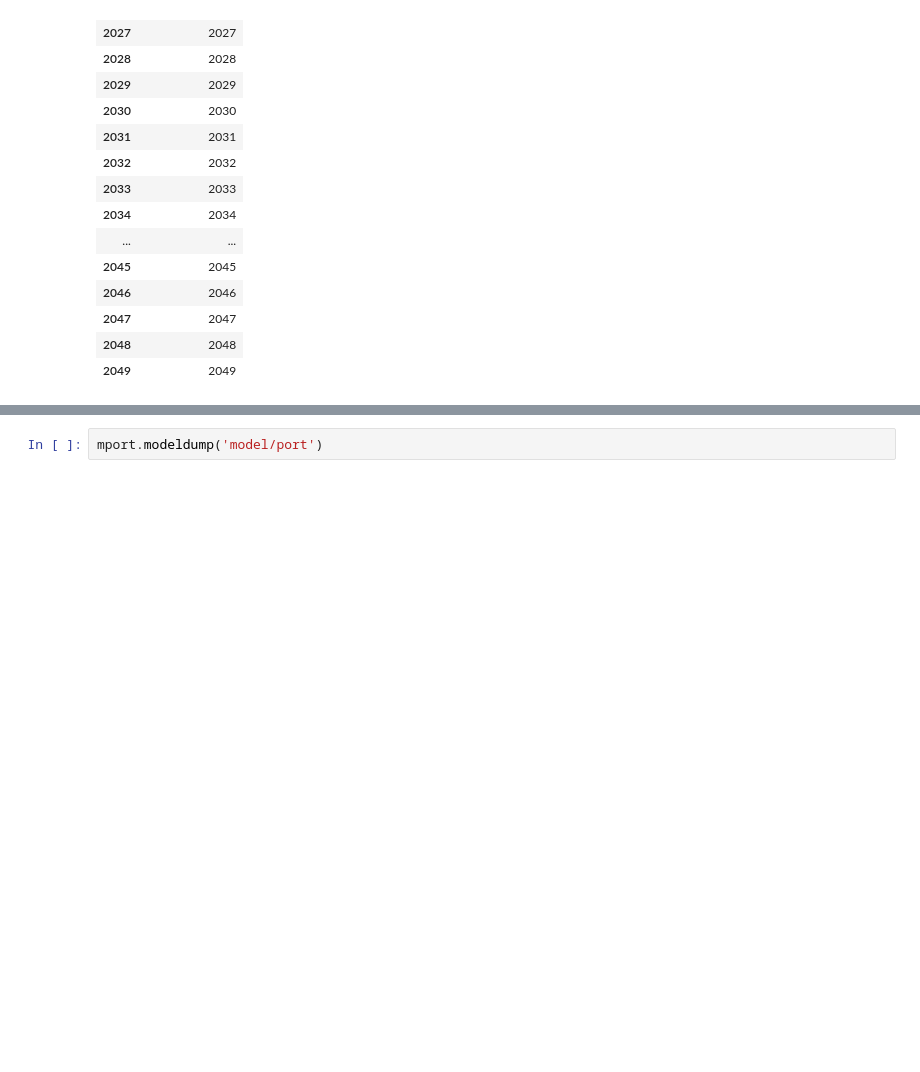
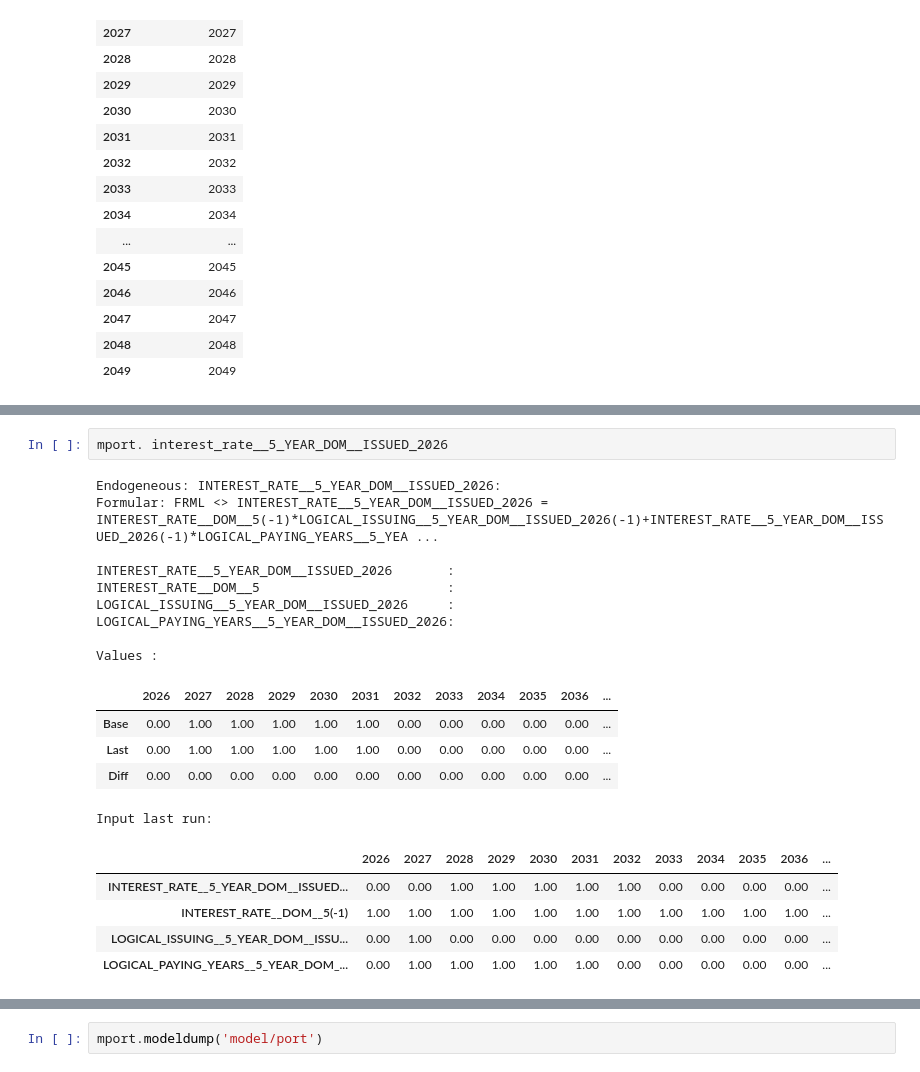
Before and after one commit to IbHansen/wb-debt-simulation, a Jupyter notebook: simulation_2/Specification_debt_simulation_model.ipynb, the cells around one changed output, grey strips where cells are left out. Saved outputs shown, nothing was run; the diff lists cells and outputs as text; blank space fills up the shorter version.

```diff
--- a/simulation_2/Specification_debt_simulation_model.ipynb
+++ b/simulation_2/Specification_debt_simulation_model.ipynb
@@ -338,3 +365,25 @@ mport['INTEREST_RATE__*__*26  interest*__*26 funding* paying_years__*26'].df.T
+# %%
+mport. interest_rate__5_YEAR_DOM__ISSUED_2026
+# %% [output]
+Endogeneous: INTEREST_RATE__5_YEAR_DOM__ISSUED_2026:
+Formular: FRML <> INTEREST_RATE__5_YEAR_DOM__ISSUED_2026 = INTEREST_RATE__DOM__5(-1)*LOGICAL_ISSUING__5_YEAR_DOM__ISSUED_2026(-1)+INTEREST_RATE__5_YEAR_DOM__ISSUED_2026(-1)*LOGICAL_PAYING_YEARS__5_YEA ...
+
+INTEREST_RATE__5_YEAR_DOM__ISSUED_2026       :
+INTEREST_RATE__DOM__5                        :
+LOGICAL_ISSUING__5_YEAR_DOM__ISSUED_2026     :
+LOGICAL_PAYING_YEARS__5_YEAR_DOM__ISSUED_2026:
+
+Values :
+|  | 2026 | 2027 | 2028 | 2029 | 2030 | 2031 | 2032 | 2033 | 2034 | 2035 | 2036 | ... |
+| Base | 0.00 | 1.00 | 1.00 | 1.00 | 1.00 | 1.00 | 0.00 | 0.00 | 0.00 | 0.00 | 0.00 | ... |
+| Last | 0.00 | 1.00 | 1.00 | 1.00 | 1.00 | 1.00 | 0.00 | 0.00 | 0.00 | 0.00 | 0.00 | ... |
+| Diff | 0.00 | 0.00 | 0.00 | 0.00 | 0.00 | 0.00 | 0.00 | 0.00 | 0.00 | 0.00 | 0.00 | ... |
+Input last run:
+|  | 2026 | 2027 | 2028 | 2029 | 2030 | 2031 | 2032 | 2033 | 2034 | 2035 | 2036 | ... |
+| INTEREST_RATE__5_YEAR_DOM__ISSUED... | 0.00 | 0.00 | 1.00 | 1.00 | 1.00 | 1.00 | 1.00 | 0.00 | 0.00 | 0.00 | 0.00 | ... |
+| INTEREST_RATE__DOM__5(-1) | 1.00 | 1.00 | 1.00 | 1.00 | 1.00 | 1.00 | 1.00 | 1.00 | 1.00 | 1.00 | 1.00 | ... |
+| LOGICAL_ISSUING__5_YEAR_DOM__ISSU... | 0.00 | 1.00 | 0.00 | 0.00 | 0.00 | 0.00 | 0.00 | 0.00 | 0.00 | 0.00 | 0.00 | ... |
+| LOGICAL_PAYING_YEARS__5_YEAR_DOM_... | 0.00 | 1.00 | 1.00 | 1.00 | 1.00 | 1.00 | 0.00 | 0.00 | 0.00 | 0.00 | 0.00 | ... |
 # %%
 mport['stock_primo__all stock_ultimo__all interest*__*26 funding* paying_years__*26'].df.T
 # %% [output]
```
Also changed, not shown: parts of 17 cells of this notebook, 15 other files.
